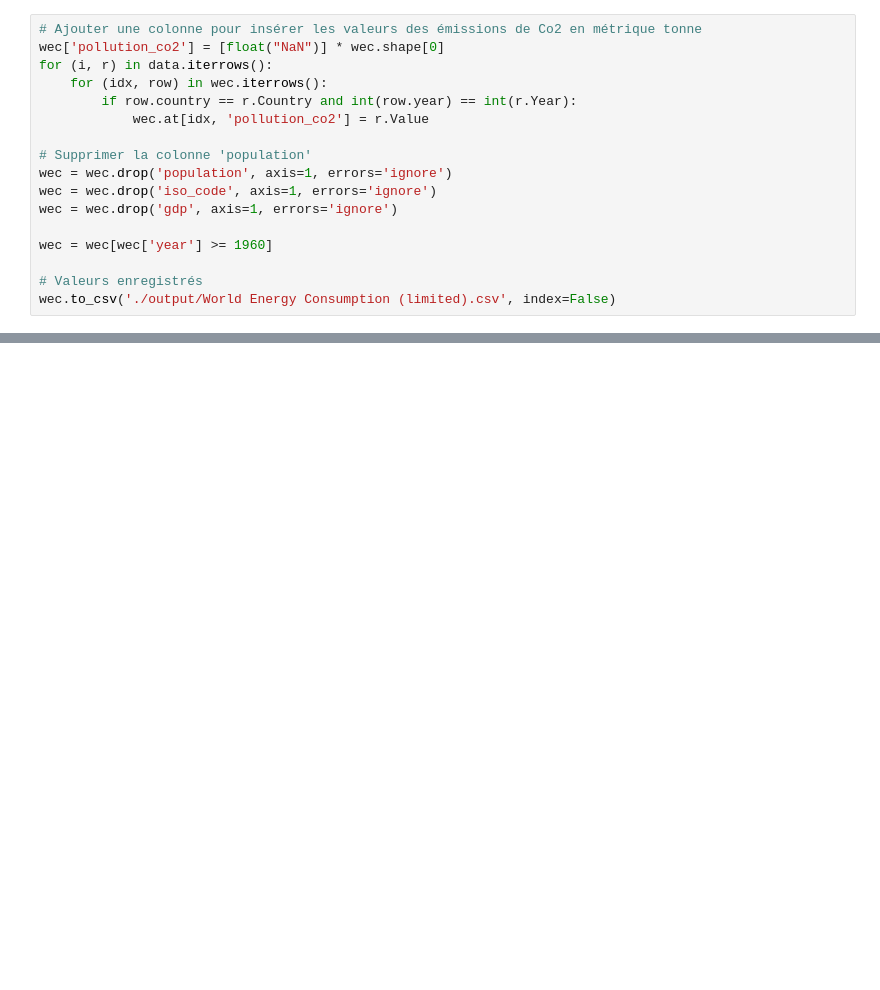
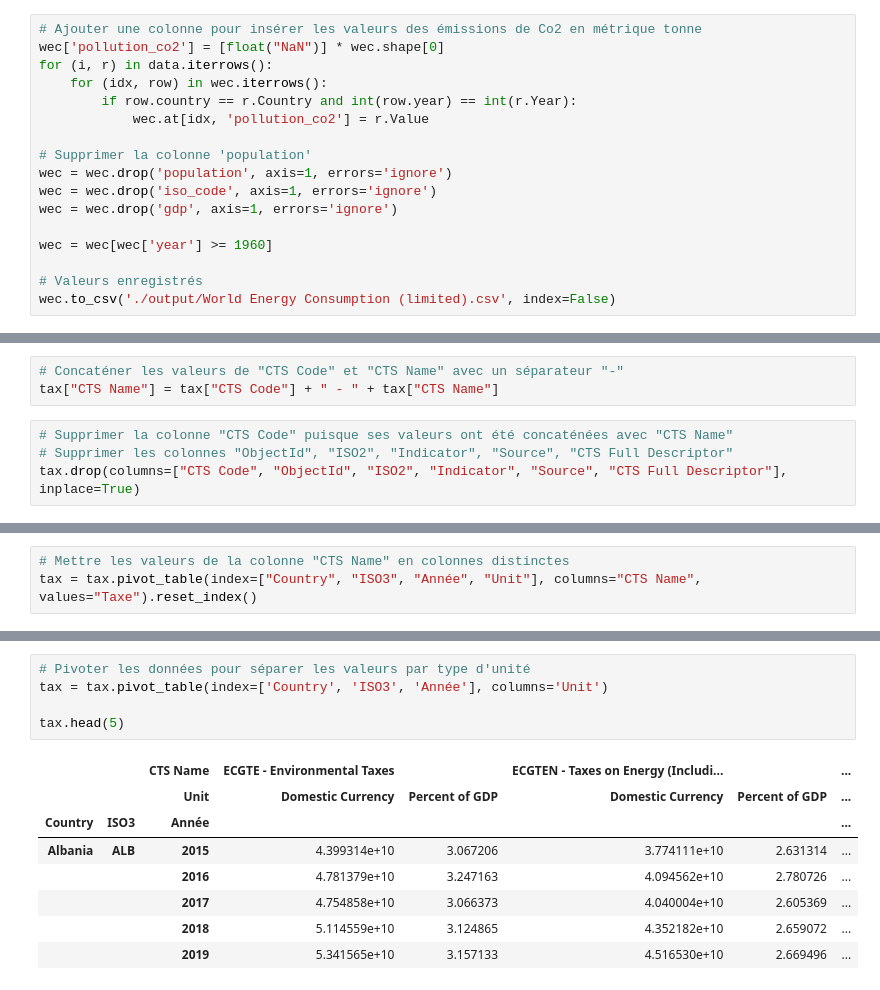
Before and after one commit to Obsywon/datawarehouse, a Jupyter notebook: transform_co2.ipynb, the cells around one changed output, grey strips where cells are left out. Drawn from its saved outputs; the diff is of its cells as text; blank space fills up the shorter version.

```diff
--- a/transform_co2.ipynb
+++ b/transform_co2.ipynb
@@ -96,0 +125,7 @@ wec.to_csv('./output/World Energy Consumption (limited).csv', index=False)
+# %%
+# Concaténer les valeurs de "CTS Code" et "CTS Name" avec un séparateur "-"
+tax["CTS Name"] = tax["CTS Code"] + " - " + tax["CTS Name"]
+# %%
+# Supprimer la colonne "CTS Code" puisque ses valeurs ont été concaténées avec "CTS Name"
+# Supprimer les colonnes "ObjectId", "ISO2", "Indicator", "Source", "CTS Full Descriptor"
+tax.drop(columns=["CTS Code", "ObjectId", "ISO2", "Indicator", "Source", "CTS Full Descriptor"], inplace=True)
@@ -96,0 +145,3 @@ wec.to_csv('./output/World Energy Consumption (limited).csv', index=False)
+# %%
+# Mettre les valeurs de la colonne "CTS Name" en colonnes distinctes
+tax = tax.pivot_table(index=["Country", "ISO3", "Année", "Unit"], columns="CTS Name", values="Taxe").reset_index()
@@ -96,0 +157,14 @@ wec.to_csv('./output/World Energy Consumption (limited).csv', index=False)
+# %%
+# Pivoter les données pour séparer les valeurs par type d'unité
+tax = tax.pivot_table(index=['Country', 'ISO3', 'Année'], columns='Unit')
+
+tax.head(5)
+# %% [output]
+|  |  | CTS Name | ECGTE - Environmental Taxes |  | ECGTEN - Taxes on Energy (Includi... |  | ... |
+|  |  | Unit | Domestic Currency | Percent of GDP | Domestic Currency | Percent of GDP | ... |
+| Country | ISO3 | Année |  |  |  |  | ... |
+| Albania | ALB | 2015 | 4.399314e+10 | 3.067206 | 3.774111e+10 | 2.631314 | ... |
+|  |  | 2016 | 4.781379e+10 | 3.247163 | 4.094562e+10 | 2.780726 | ... |
+|  |  | 2017 | 4.754858e+10 | 3.066373 | 4.040004e+10 | 2.605369 | ... |
+|  |  | 2018 | 5.114559e+10 | 3.124865 | 4.352182e+10 | 2.659072 | ... |
+|  |  | 2019 | 5.341565e+10 | 3.157133 | 4.516530e+10 | 2.669496 | ... |
```
Also changed, not shown: parts of 14 cells of this notebook, 3 other files.
